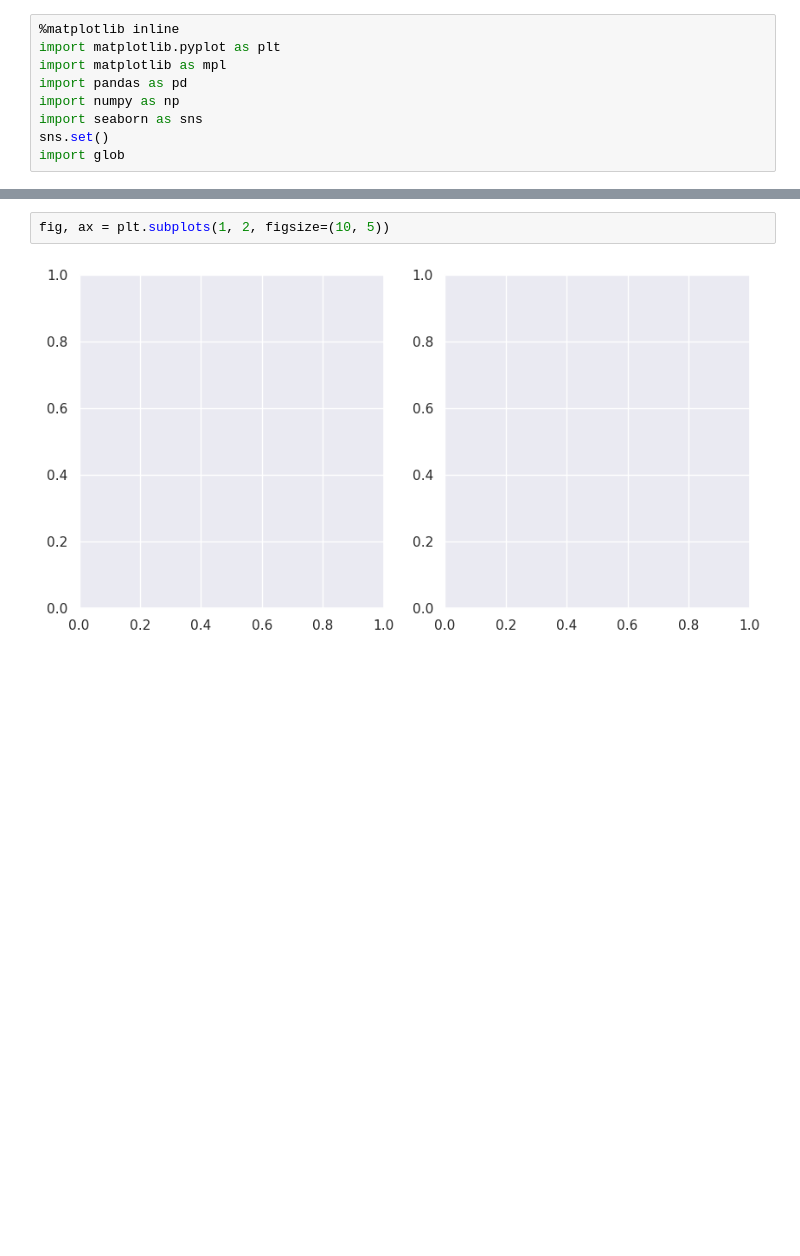
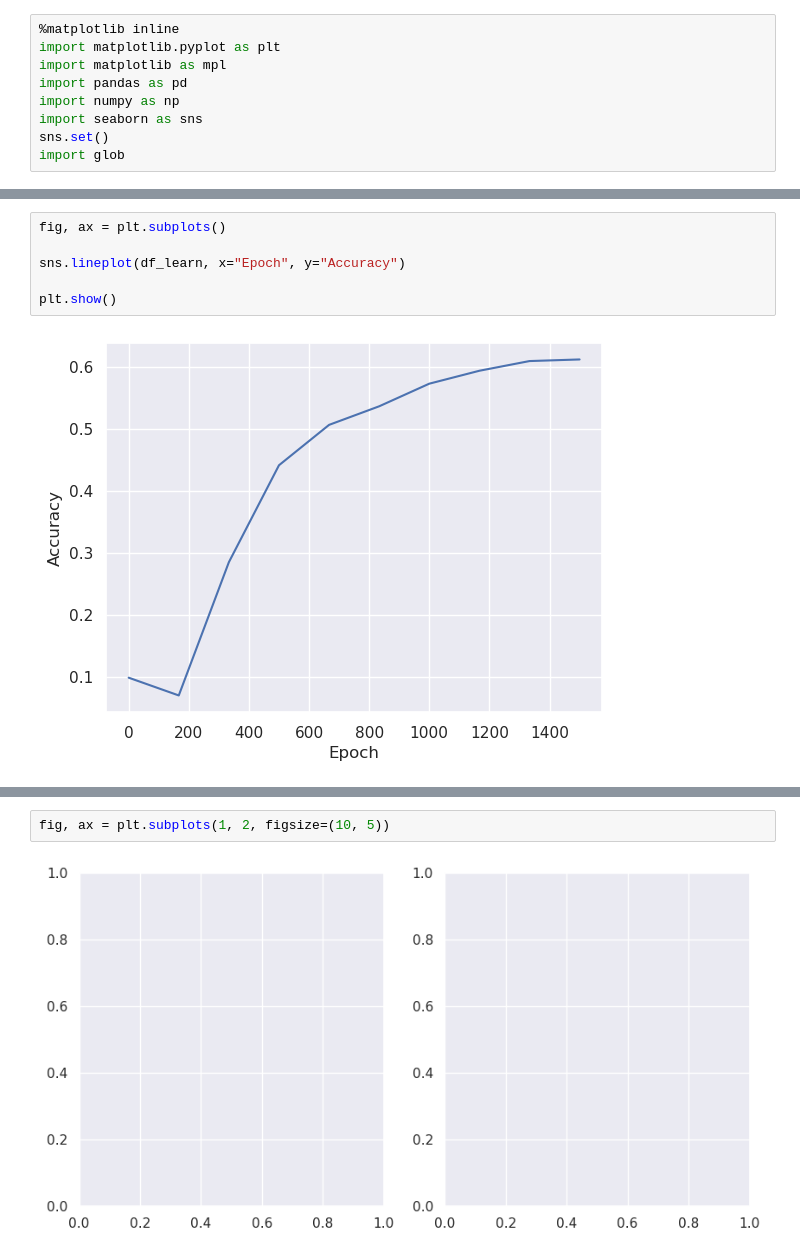
Before and after one commit to FabianSchubert/microcircuit_network, a Jupyter notebook: mc/analysis_notebooks/Randman_Analysis.ipynb, the cells around one changed output, grey strips where cells are left out. Drawn from its saved outputs; the diff is of its cells as text; blank space fills up the shorter version.

```diff
--- a/mc/analysis_notebooks/Randman_Analysis.ipynb
+++ b/mc/analysis_notebooks/Randman_Analysis.ipynb
@@ -27,0 +43,8 @@ df_runtime["N Synapses"] = df_runtime["N Input"] * df_runtime["N Hidden"] +  df_
+# %%
+fig, ax = plt.subplots()
+
+sns.lineplot(df_learn, x="Epoch", y="Accuracy")
+
+plt.show()
+# %% [output]
+[figure, added]
```
Also changed, not shown: parts of 4 cells of this notebook, 32 other files.
